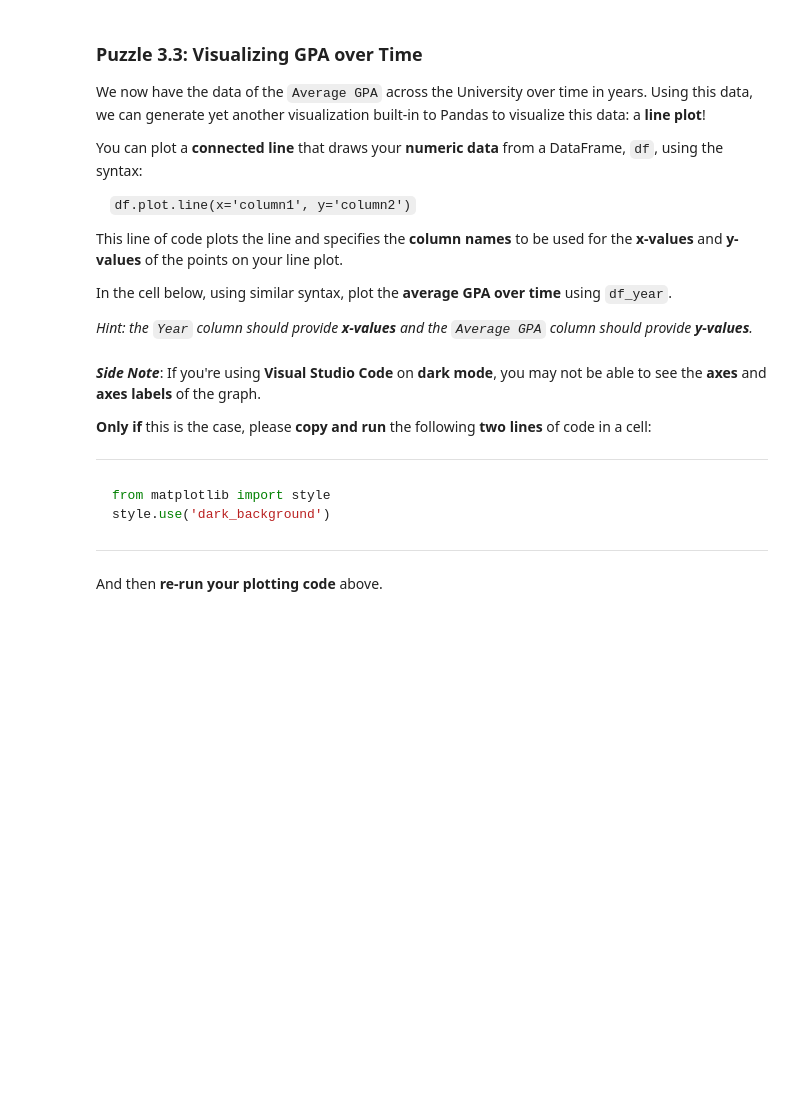
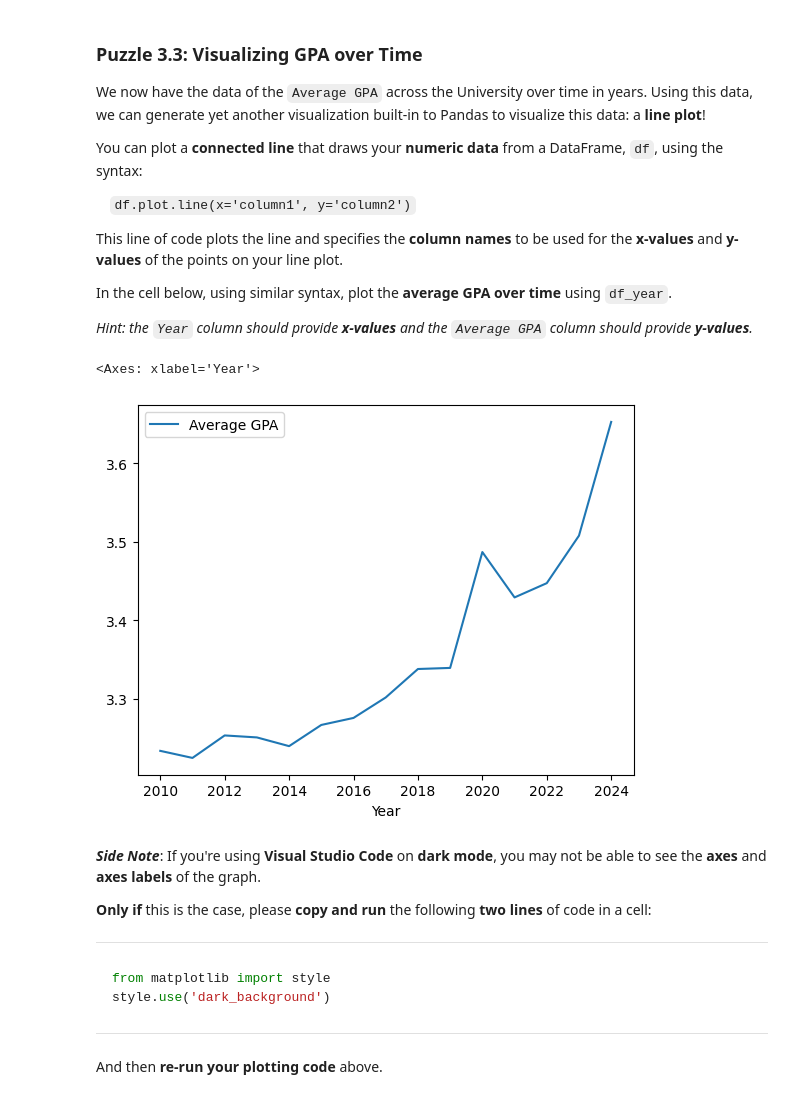
Before and after one commit to 168904578/hongyuq2, a Jupyter notebook: lab_gpa/lab_gpa.ipynb, the cells around one changed output. Saved outputs shown, nothing was run; the diff lists cells and outputs as text; code cells hidden in the pictures; blank space fills up the shorter version.

```diff
--- a/lab_gpa/lab_gpa.ipynb
+++ b/lab_gpa/lab_gpa.ipynb
@@ -314,0 +443,3 @@ df_year
+# %%
+df_year = df.groupby("Year").agg("sum").reset_index()
+df_year
@@ -376,3 +545,8 @@ In the cell below, using similar syntax, plot the **average GPA over time** usin
+# %%
+df_year.plot.line(x='Year', y='Average GPA')
+# %% [output]
+<Axes: xlabel='Year'>
+[figure, added]
 # %% [markdown]
 ***Side Note***: If you're using **Visual Studio Code** on **dark mode**, you may not be able to see the **axes** and **axes labels** of the graph.
 
```
Also changed, not shown: parts of 43 cells of this notebook.
